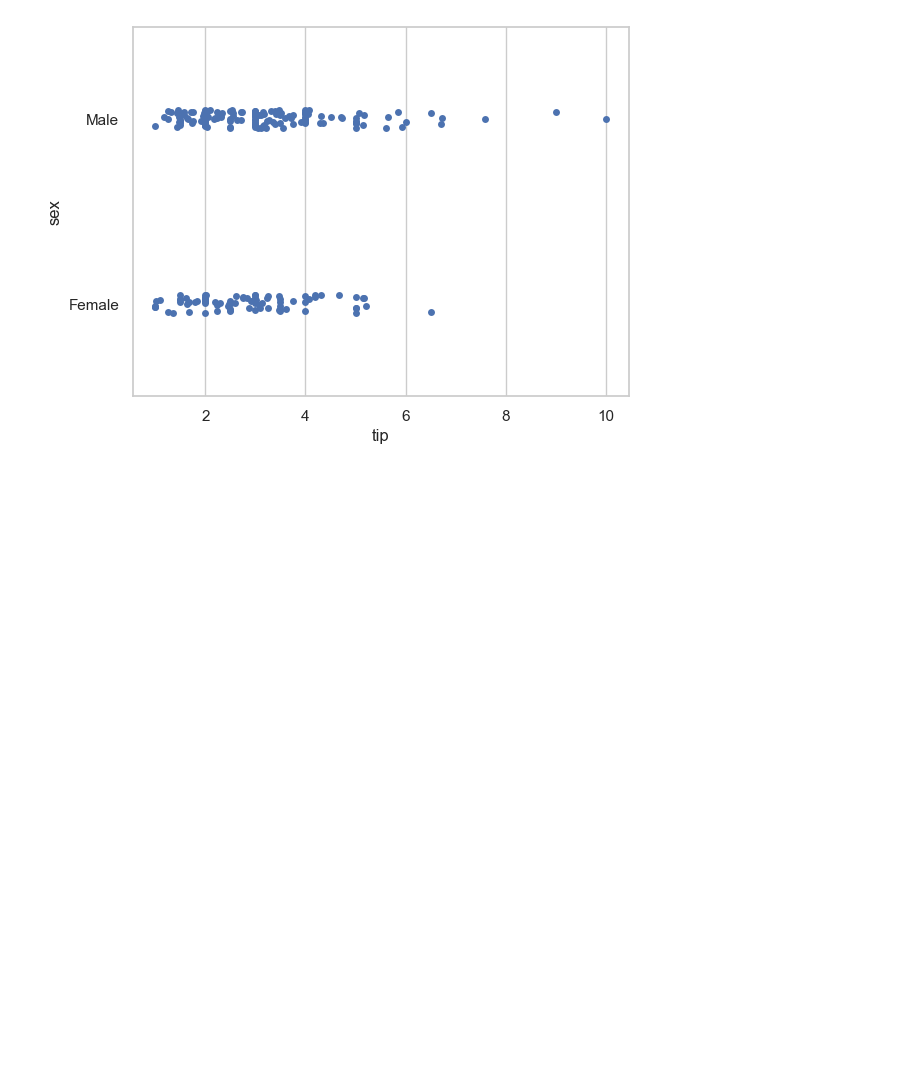
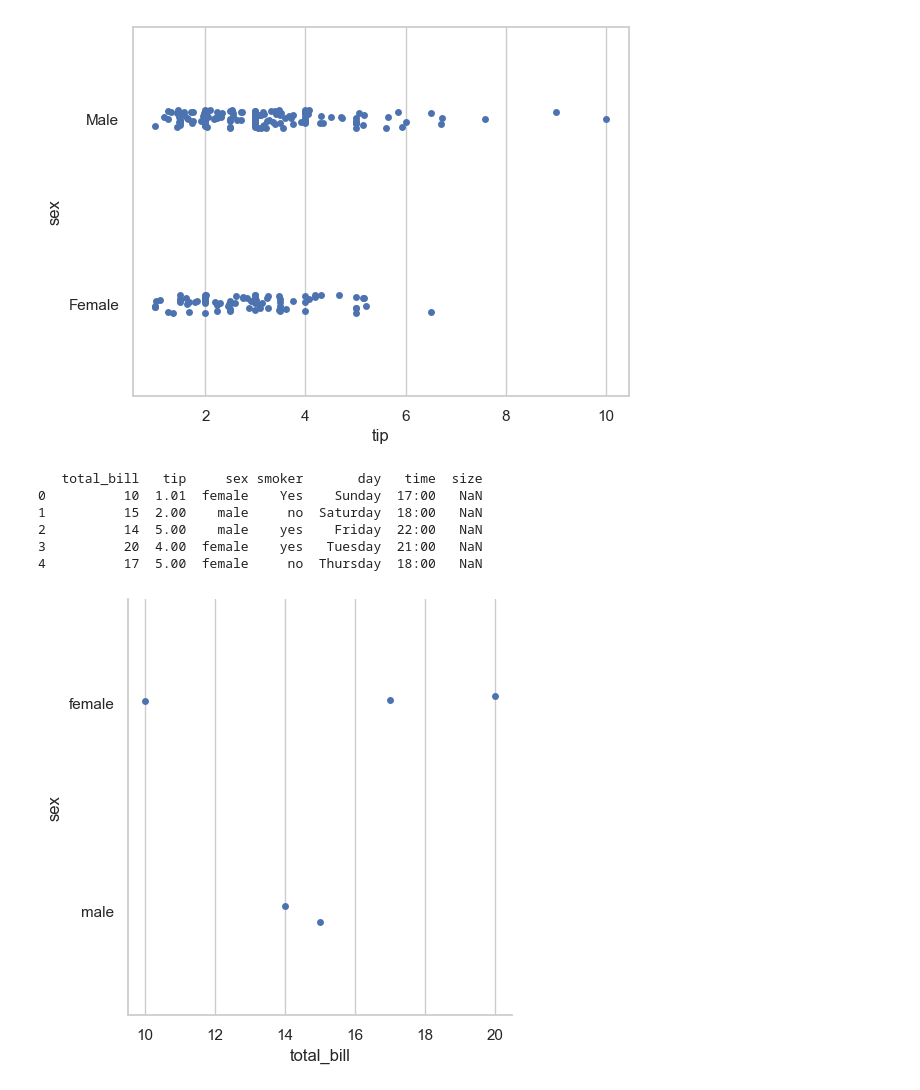
Before and after one commit to rachittyagii/semester---2-Code, a Jupyter notebook: Day4.ipynb, the cells around one changed output. Saved outputs shown, nothing was run; the diff lists cells and outputs as text; code cells hidden in the pictures; blank space fills up the shorter version.

```diff
--- a/Day4.ipynb
+++ b/Day4.ipynb
@@ -82,3 +82,19 @@ res=seaborn.stripplot(x="tip",y="sex",data=csv,jitter=0.05)
 plt.show()
 # %% [output]
 [figure]
+# %%
+import seaborn
+import pandas
+import matplotlib.pyplot as plt
+c = pandas.read_csv(r'E:\DAY2\Data\Book2.csv')
+print(c)
+res = seaborn.catplot(x = 'total_bill', y = 'sex',data = c)
+plt.show()
+# %% [output]
+   total_bill   tip     sex smoker       day   time  size
+0          10  1.01  female    Yes    Sunday  17:00   NaN
+1          15  2.00    male     no  Saturday  18:00   NaN
+2          14  5.00    male    yes    Friday  22:00   NaN
+3          20  4.00  female    yes   Tuesday  21:00   NaN
+4          17  5.00  female     no  Thursday  18:00   NaN
+[figure, added]
```
Also changed, not shown: 1 other file.
